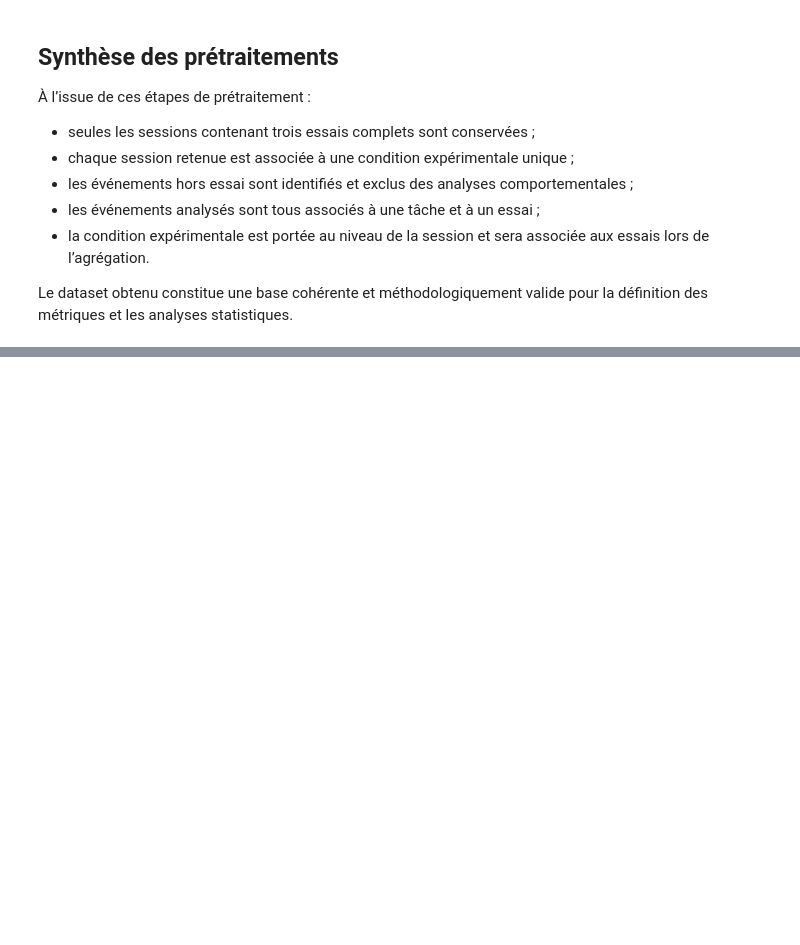
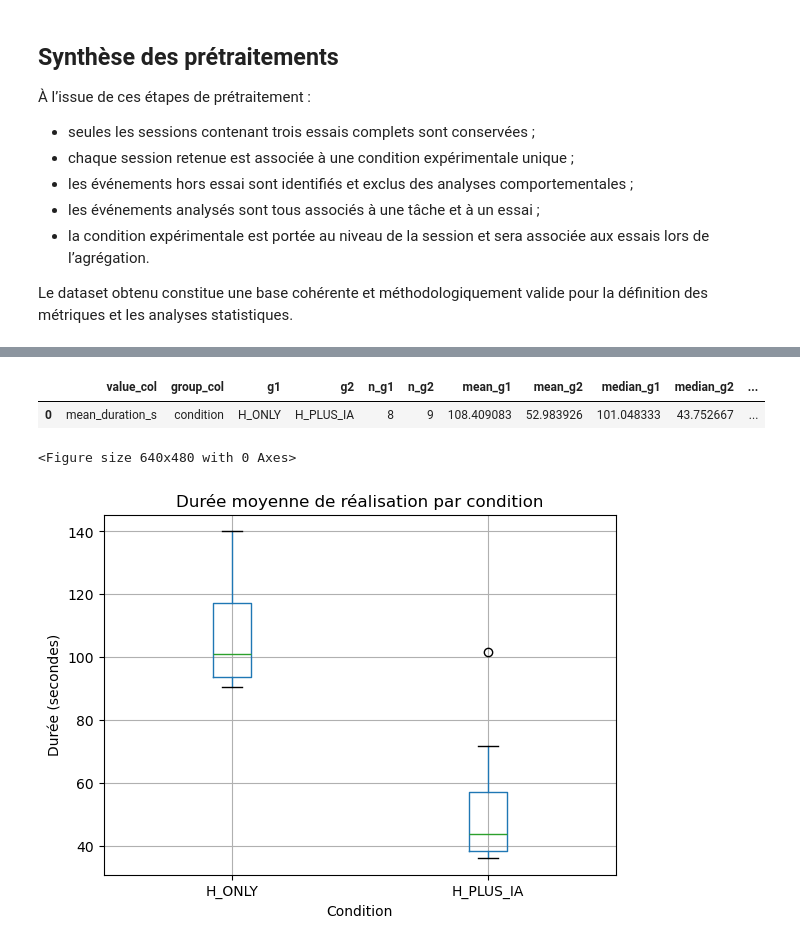
Before and after one commit to Natmax93/sketch-helper, a Jupyter notebook: notebook_analyse.ipynb, the cells around one changed output, grey strips where cells are left out. Saved outputs shown, nothing was run; the diff lists cells and outputs as text; code cells hidden in the pictures; blank space fills up the shorter version.

```diff
--- a/notebook_analyse.ipynb
+++ b/notebook_analyse.ipynb
@@ -547,0 +591,14 @@ ACTION_EVENTS, CORRECTION_EVENTS, IA_EVENTS
+# %%
+import re
+import numpy as np
+
+def extract_duration_s(notes):
+    if pd.isna(notes):
+        return np.nan
+    match = re.search(r"duration_s\s*=\s*([0-9]+(?:\.[0-9]+)?)", str(notes))
+    return float(match.group(1)) if match else np.nan
+
+trial_end = df_clean[df_clean["event_type"] == "trial_end"].copy()
+trial_end["duration_s"] = trial_end["notes"].apply(extract_duration_s)
+
+trial_end[["session_id", "task_id", "trial_index", "duration_s"]].head()
@@ -547,0 +773,19 @@ ACTION_EVENTS, CORRECTION_EVENTS, IA_EVENTS
+# %%
+# Agrégation des métriques par session
+sessions = (
+    trials
+    .groupby(["session_id", "condition"])
+    .agg(
+        mean_duration_s=("duration_s", "mean"),
+        median_duration_s=("duration_s", "median"),
+        mean_corrections=("n_corrections", "mean"),
+        total_corrections=("n_corrections", "sum"),
+        mean_correction_ratio=("correction_ratio", "mean"),
+        total_ia_events=("n_ia_events", "sum"),
+        total_gen_add=("n_gen_add", "sum"),
+        ai_used_any=("ai_used", "max")
+    )
+    .reset_index()
+)
+
+sessions.head()
@@ -547,0 +946,27 @@ ACTION_EVENTS, CORRECTION_EVENTS, IA_EVENTS
+# %%
+h1 = two_group_mwu(
+    df=sessions,
+    group_col="condition",
+    value_col="mean_duration_s",
+    g1="H_ONLY",
+    g2="H_PLUS_IA"
+)
+
+results["H1_mean_duration_s"] = h1
+pd.DataFrame([h1])
+# %% [output]
+|  | value_col | group_col | g1 | g2 | n_g1 | n_g2 | mean_g1 | mean_g2 | median_g1 | median_g2 | ... |
+| 0 | mean_duration_s | condition | H_ONLY | H_PLUS_IA | 8 | 9 | 108.409083 | 52.983926 | 101.048333 | 43.752667 | ... |
+# %%
+data_h1 = sessions[["condition", "mean_duration_s"]]
+
+plt.figure()
+data_h1.boxplot(by="condition", column="mean_duration_s")
+plt.suptitle("")
+plt.title("Durée moyenne de réalisation par condition")
+plt.ylabel("Durée (secondes)")
+plt.xlabel("Condition")
+plt.show()
+# %% [output]
+<Figure size 640x480 with 0 Axes>
+[figure, added]
```
Also changed, not shown: parts of 67 cells of this notebook, 11 other files.
